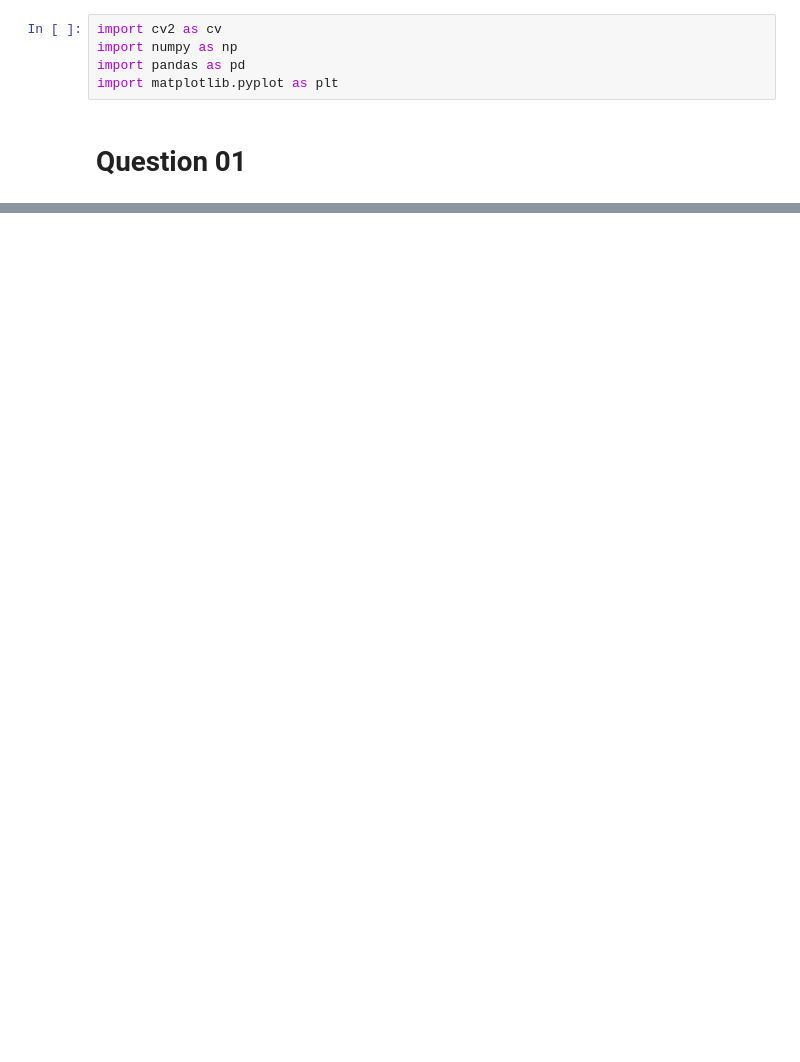
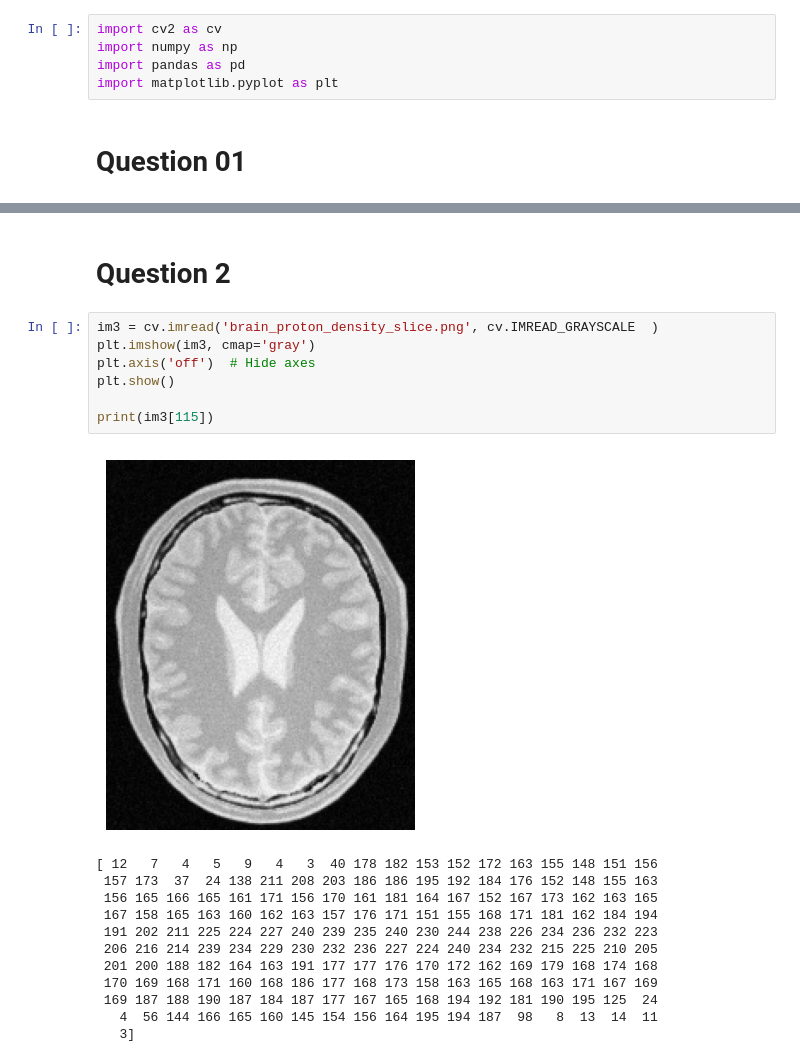
Before and after one commit to induwara-iluk/Image-Processing-and-Computer-vision, a Jupyter notebook: Assignment1.ipynb, the cells around one changed output, grey strips where cells are left out. Saved outputs shown, nothing was run; the diff lists cells and outputs as text; blank space fills up the shorter version.

```diff
--- a/Assignment1.ipynb
+++ b/Assignment1.ipynb
@@ -27,3 +27,25 @@ plt.show()
 # %% [output]
 [figure]
 [figure]
+# %% [markdown]
+# Question 2
+# %%
+im3 = cv.imread('brain_proton_density_slice.png', cv.IMREAD_GRAYSCALE  )
+plt.imshow(im3, cmap='gray')
+plt.axis('off')  # Hide axes
+plt.show()
+
+print(im3[115])
+# %% [output]
+[figure, added]
+[ 12   7   4   5   9   4   3  40 178 182 153 152 172 163 155 148 151 156
+ 157 173  37  24 138 211 208 203 186 186 195 192 184 176 152 148 155 163
+ 156 165 166 165 161 171 156 170 161 181 164 167 152 167 173 162 163 165
+ 167 158 165 163 160 162 163 157 176 171 151 155 168 171 181 162 184 194
+ 191 202 211 225 224 227 240 239 235 240 230 244 238 226 234 236 232 223
+ 206 216 214 239 234 229 230 232 236 227 224 240 234 232 215 225 210 205
+ 201 200 188 182 164 163 191 177 177 176 170 172 162 169 179 168 174 168
+ 170 169 168 171 160 168 186 177 168 173 158 163 165 168 163 171 167 169
+ 169 187 188 190 187 184 187 177 167 165 168 194 192 181 190 195 125  24
+   4  56 144 166 165 160 145 154 156 164 195 194 187  98   8  13  14  11
+   3]
```
Also changed, not shown: parts of 2 cells of this notebook.
